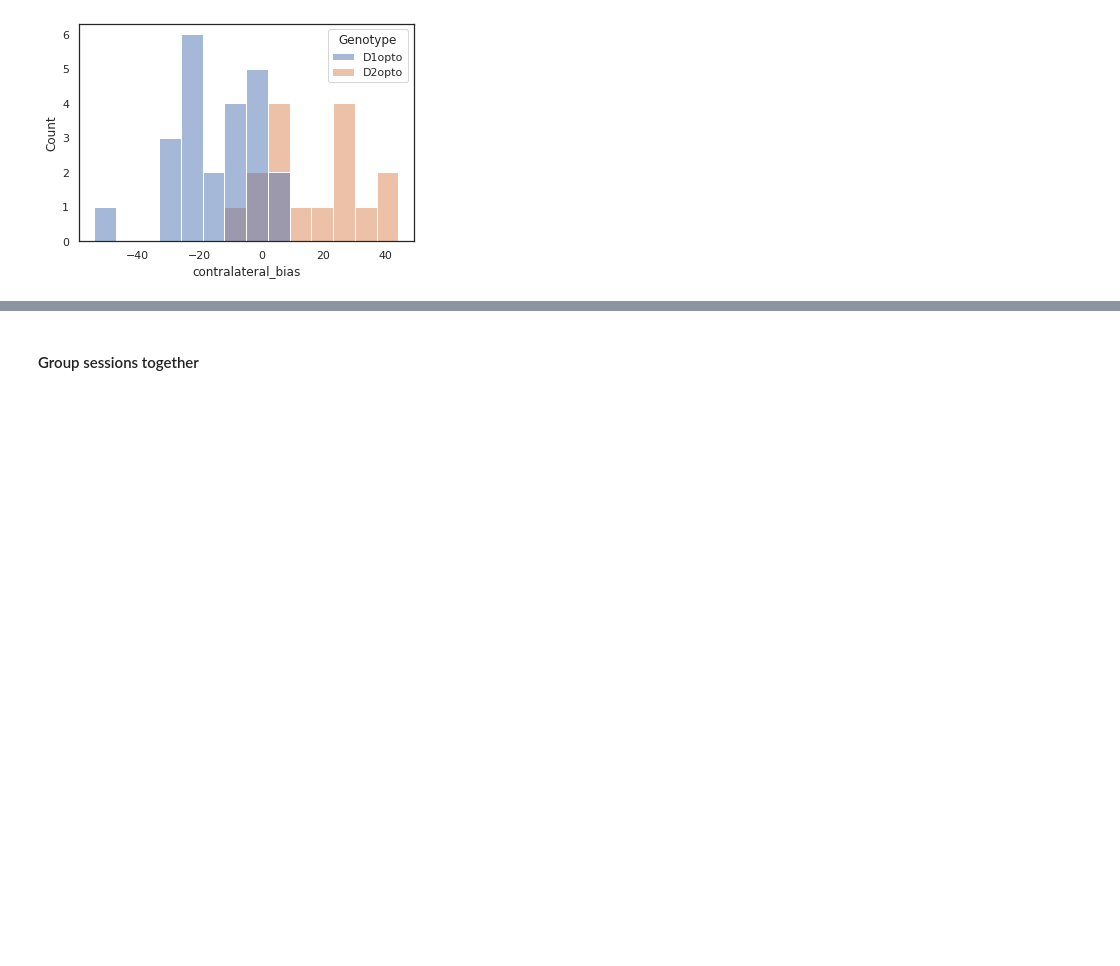
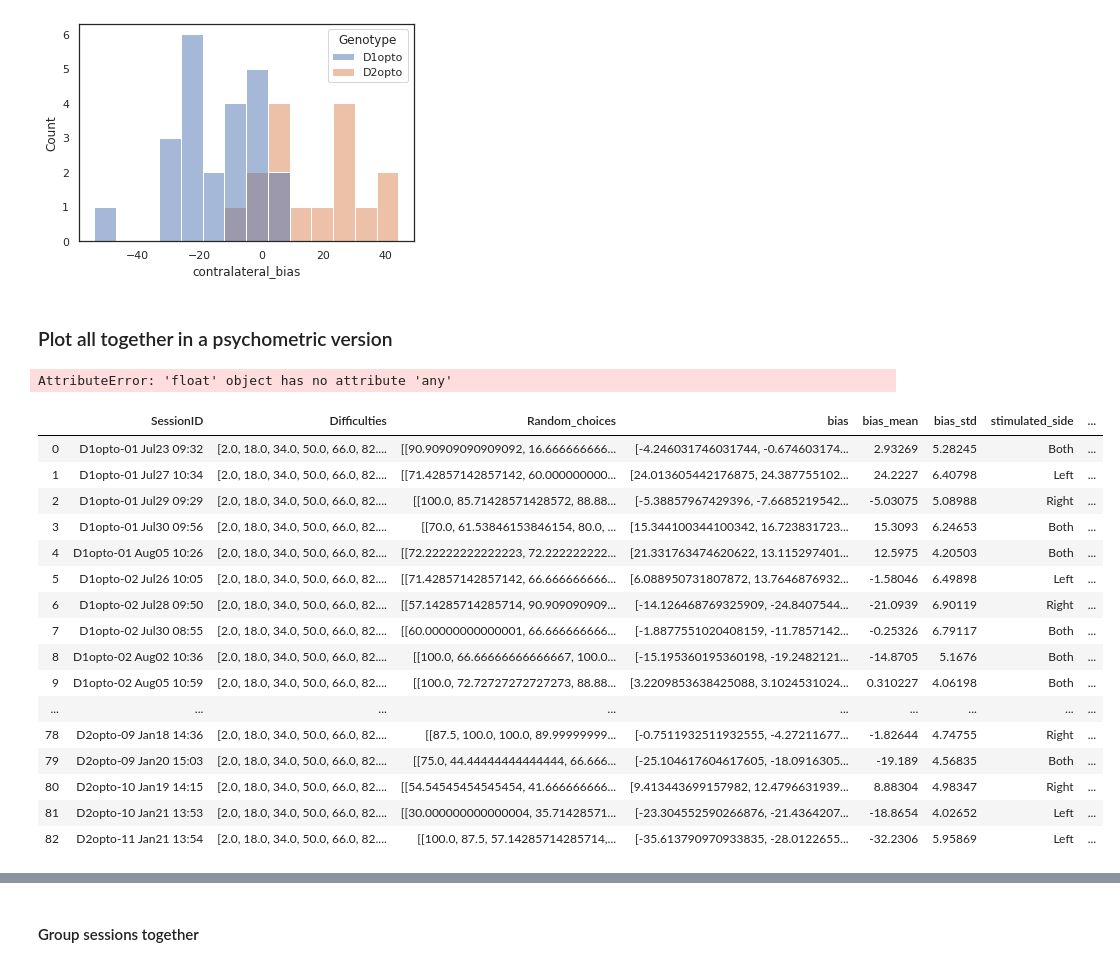
Before and after one commit to HernandoMV/BehaviouralAnalysis, a Jupyter notebook: Optostimulation_batch_analysis.ipynb, the cells around one changed output, grey strips where cells are left out. Saved outputs shown, nothing was run; the diff lists cells and outputs as text; code cells hidden in the pictures; blank space fills up the shorter version.

Commit message:
new plot

```diff
--- a/Optostimulation_batch_analysis.ipynb
+++ b/Optostimulation_batch_analysis.ipynb
@@ -1018,3 +1018,80 @@ sns.histplot(data=random_opto_df, x='contralateral_bias', hue='Genotype', binwid
 # %% [output]
 <matplotlib.axes._subplots.AxesSubplot at 0x...>
 [figure]
+# %% [markdown]
+### Plot all together in a psychometric version
+# %%
+# Calculate the contralateral bias for each contralateral evidence trial
+
+random_opto_df['contralateral_evidence'] = None
+random_opto_df['contralateral_bias_trials'] = None
+
+for session in pd.unique(random_opto_df['SessionID']):
+    session_idx = random_opto_df.index[random_opto_df.SessionID == session].item()
+    # get information
+    stim_side = random_opto_df.loc[session_idx, 'stimulated_side']
+
+    # bias is the normal minus the opto. This means that a positive value is a leftwards bias of the opto trials
+    # this is good as a contralateral bias for the trials in which optostimulation occurs in the right side
+    # flip the sign of the ones where stimulation happens on the left
+
+    # for the sensory evidence: 2.0 is majority of low tones,
+    # which means low sensory contralateral evidence for trials on the right.
+    # Do the same as above, reversing the difficulties on left
+
+    if stim_side == 'Right':
+        random_opto_df.at[session_idx, 'contralateral_bias_trials'] = random_opto_df.at[session_idx, 'bias']
+        random_opto_df.at[session_idx, 'contralateral_evidence'] = random_opto_df.at[session_idx, 'Difficulties']
+    elif stim_side == 'Left':
+        random_opto_df.at[session_idx, 'contralateral_bias_trials'] = - random_opto_df.at[session_idx, 'bias']
+        random_opto_df.at[session_idx, 'contralateral_evidence'] = np.flip(random_opto_df.at[session_idx, 'Difficulties'])
+    elif stim_side == 'Both':
+        random_opto_df.at[session_idx, 'contralateral_bias_trials'] = np.nan
+        random_opto_df.at[session_idx, 'contralateral_evidence'] = np.nan
+    else:
+        print('Something wrong')
+# %%
+# Create another form of the dataframe where each row contains a trial type and its bias
+ce_list = []
+cbt_list = []
+an_list = []
+g_list = []
+for idx in random_opto_df.index:
+    ce = random_opto_df.loc[idx, 'contralateral_evidence']
+    cbt = random_opto_df.loc[idx, 'contralateral_bias_trials']
+    an = random_opto_df.loc[idx, 'AnimalID']
+    g = random_opto_df.loc[idx, 'Genotype']
+
+    if random_opto_df.loc[idx, 'Genotype']
+        for i, trial in enumerate(ce):
+            ce_list.append(trial)
+            cbt_list.append(cbt[i])
+            an_list.append(an)
+            g_list.append(g)
+
+ro_expanded_df = pd.DataFrame({'animalID' : an_list,
+                               'genotype' : g_list,
+                               'contra_evidence' : ce_list,
+                               'contra_bias' : cbt_list})
+# %% [output]
+AttributeError: 'float' object has no attribute 'any'
+# %%
+random_opto_df
+# %% [output]
+|  | SessionID | Difficulties | Random_choices | bias | bias_mean | bias_std | stimulated_side | ... |
+| 0 | D1opto-01 Jul23 09:32 | [2.0, 18.0, 34.0, 50.0, 66.0, 82.... | [[90.90909090909092, 16.666666666... | [-4.246031746031744, -0.674603174... | 2.93269 | 5.28245 | Both | ... |
+| 1 | D1opto-01 Jul27 10:34 | [2.0, 18.0, 34.0, 50.0, 66.0, 82.... | [[71.42857142857142, 60.000000000... | [24.013605442176875, 24.387755102... | 24.2227 | 6.40798 | Left | ... |
+| 2 | D1opto-01 Jul29 09:29 | [2.0, 18.0, 34.0, 50.0, 66.0, 82.... | [[100.0, 85.71428571428572, 88.88... | [-5.38857967429396, -7.6685219542... | -5.03075 | 5.08988 | Right | ... |
+| 3 | D1opto-01 Jul30 09:56 | [2.0, 18.0, 34.0, 50.0, 66.0, 82.... | [[70.0, 61.53846153846154, 80.0, ... | [15.344100344100342, 16.723831723... | 15.3093 | 6.24653 | Both | ... |
+| 4 | D1opto-01 Aug05 10:26 | [2.0, 18.0, 34.0, 50.0, 66.0, 82.... | [[72.22222222222223, 72.222222222... | [21.331763474620622, 13.115297401... | 12.5975 | 4.20503 | Both | ... |
+| 5 | D1opto-02 Jul26 10:05 | [2.0, 18.0, 34.0, 50.0, 66.0, 82.... | [[71.42857142857142, 66.666666666... | [6.088950731807872, 13.7646876932... | -1.58046 | 6.49898 | Left | ... |
+| 6 | D1opto-02 Jul28 09:50 | [2.0, 18.0, 34.0, 50.0, 66.0, 82.... | [[57.14285714285714, 90.909090909... | [-14.126468769325909, -24.8407544... | -21.0939 | 6.90119 | Right | ... |
+| 7 | D1opto-02 Jul30 08:55 | [2.0, 18.0, 34.0, 50.0, 66.0, 82.... | [[60.00000000000001, 66.666666666... | [-1.8877551020408159, -11.7857142... | -0.25326 | 6.79117 | Both | ... |
+| 8 | D1opto-02 Aug02 10:36 | [2.0, 18.0, 34.0, 50.0, 66.0, 82.... | [[100.0, 66.66666666666667, 100.0... | [-15.195360195360198, -19.2482121... | -14.8705 | 5.1676 | Both | ... |
+| 9 | D1opto-02 Aug05 10:59 | [2.0, 18.0, 34.0, 50.0, 66.0, 82.... | [[100.0, 72.72727272727273, 88.88... | [3.2209853638425088, 3.1024531024... | 0.310227 | 4.06198 | Both | ... |
+| ... | ... | ... | ... | ... | ... | ... | ... | ... |
+| 78 | D2opto-09 Jan18 14:36 | [2.0, 18.0, 34.0, 50.0, 66.0, 82.... | [[87.5, 100.0, 100.0, 89.99999999... | [-0.7511932511932555, -4.27211677... | -1.82644 | 4.74755 | Right | ... |
+| 79 | D2opto-09 Jan20 15:03 | [2.0, 18.0, 34.0, 50.0, 66.0, 82.... | [[75.0, 44.44444444444444, 66.666... | [-25.104617604617605, -18.0916305... | -19.189 | 4.56835 | Both | ... |
+| 80 | D2opto-10 Jan19 14:15 | [2.0, 18.0, 34.0, 50.0, 66.0, 82.... | [[54.54545454545454, 41.666666666... | [9.413443699157982, 12.4796631939... | 8.88304 | 4.98347 | Right | ... |
+| 81 | D2opto-10 Jan21 13:53 | [2.0, 18.0, 34.0, 50.0, 66.0, 82.... | [[30.000000000000004, 35.71428571... | [-23.304552590266876, -21.4364207... | -18.8654 | 4.02652 | Left | ... |
+| 82 | D2opto-11 Jan21 13:54 | [2.0, 18.0, 34.0, 50.0, 66.0, 82.... | [[100.0, 87.5, 57.14285714285714,... | [-35.613790970933835, -28.0122655... | -32.2306 | 5.95869 | Left | ... |
```
Also changed, not shown: parts of 7 cells of this notebook.
